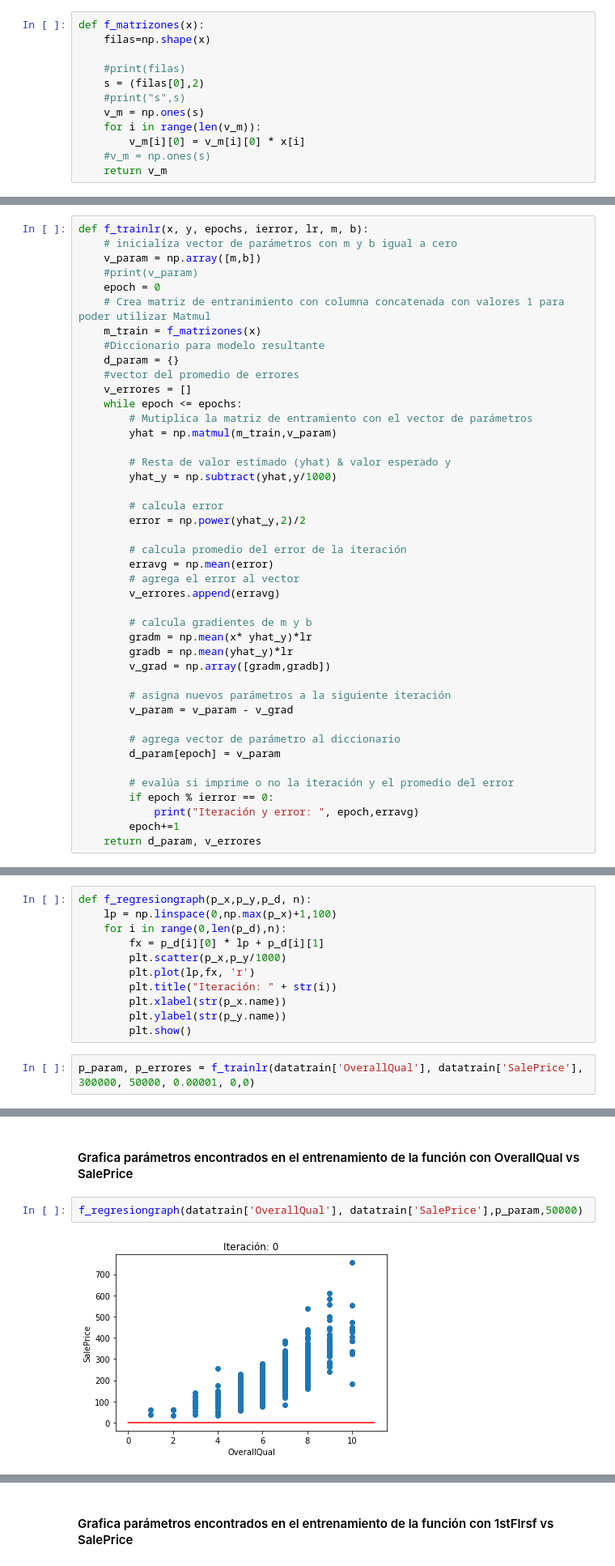
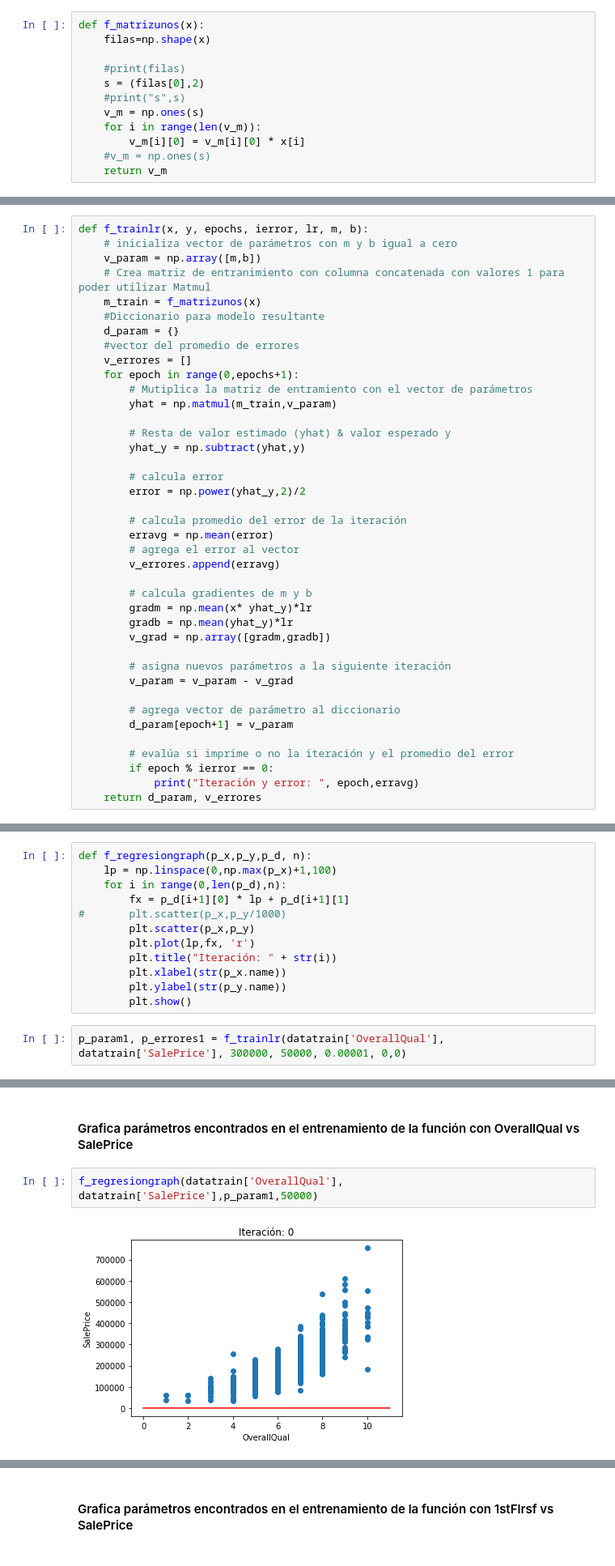
Before and after one commit to leasgithub/DSPython, a Jupyter notebook: ProyectoFinalPredicciónDePreciosDeCasas.ipynb, the cells around one changed output, grey strips where cells are left out. Shown: that part at 81% size. Cells and saved outputs as stored; diff of their text form.

```diff
--- a/ProyectoFinalPredicciónDePreciosDeCasas.ipynb
+++ b/ProyectoFinalPredicciónDePreciosDeCasas.ipynb
@@ -171,7 +174,7 @@ shape of datatest: (292, 6)
 # %% [markdown]
 #### Función que agrega columna de 1
 # %%
-def f_matrizones(x):
+def f_matrizunos(x):
     filas=np.shape(x)
 
     #print(filas)
@@ -188,20 +191,18 @@ def f_matrizones(x):
 def f_trainlr(x, y, epochs, ierror, lr, m, b):
     # inicializa vector de parámetros con m y b igual a cero
     v_param = np.array([m,b])
-    #print(v_param)
-    epoch = 0
     # Crea matriz de entranimiento con columna concatenada con valores 1 para poder utilizar Matmul
-    m_train = f_matrizones(x)
+    m_train = f_matrizunos(x)
     #Diccionario para modelo resultante
     d_param = {}
     #vector del promedio de errores
     v_errores = []
-    while epoch <= epochs:
+    for epoch in range(0,epochs+1):
         # Mutiplica la matriz de entramiento con el vector de parámetros
         yhat = np.matmul(m_train,v_param)
 
         # Resta de valor estimado (yhat) & valor esperado y
-        yhat_y = np.subtract(yhat,y/1000)
+        yhat_y = np.subtract(yhat,y)
 
         # calcula error
         error = np.power(yhat_y,2)/2
@@ -220,12 +221,11 @@ def f_trainlr(x, y, epochs, ierror, lr, m, b):
         v_param = v_param - v_grad
 
         # agrega vector de parámetro al diccionario
-        d_param[epoch] = v_param
+        d_param[epoch+1] = v_param
 
         # evalúa si imprime o no la iteración y el promedio del error
         if epoch % ierror == 0:
             print("Iteración y error: ", epoch,erravg)
-        epoch+=1
     return d_param, v_errores
 # %% [markdown]
 #### Función para graficar
@@ -265,13 +266,14 @@ Iteración y error:  1000 1968.0848699299586
 def f_regresiongraph(p_x,p_y,p_d, n):
     lp = np.linspace(0,np.max(p_x)+1,100)
     for i in range(0,len(p_d),n):
-        fx = p_d[i][0] * lp + p_d[i][1]
-        plt.scatter(p_x,p_y/1000)
+        fx = p_d[i+1][0] * lp + p_d[i+1][1]
+#       plt.scatter(p_x,p_y/1000)
+        plt.scatter(p_x,p_y)
         plt.plot(lp,fx, 'r')
         plt.title("Iteración: " + str(i))
         plt.xlabel(str(p_x.name))
         plt.ylabel(str(p_y.name))
         plt.show()
 # %%
-p_param, p_errores = f_trainlr(datatrain['OverallQual'], datatrain['SalePrice'], 300000, 50000, 0.00001, 0,0)
+p_param1, p_errores1 = f_trainlr(datatrain['OverallQual'], datatrain['SalePrice'], 300000, 50000, 0.00001, 0,0)
 # %% [output]
@@ -285,6 +287,6 @@ Iteración y error:  300000 1333.4750897887977
 # %% [markdown]
 #### Grafica parámetros encontrados en el entrenamiento de la función con OverallQual vs SalePrice
 # %%
-f_regresiongraph(datatrain['OverallQual'], datatrain['SalePrice'],p_param,50000)
+f_regresiongraph(datatrain['OverallQual'], datatrain['SalePrice'],p_param1,50000)
 # %% [output]
-[figure, old version]
+[figure, new version]
```
Also changed, not shown: parts of 19 cells of this notebook.
